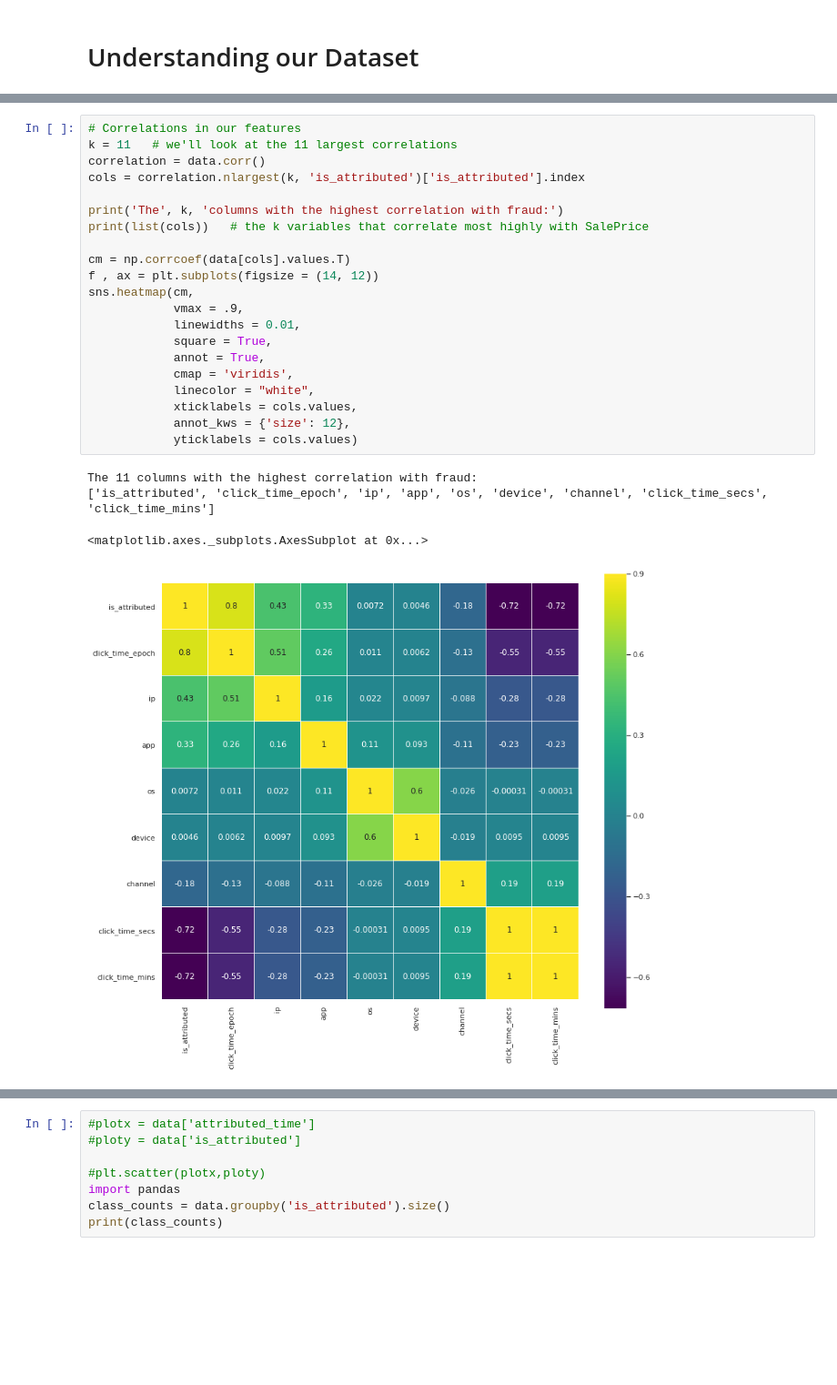
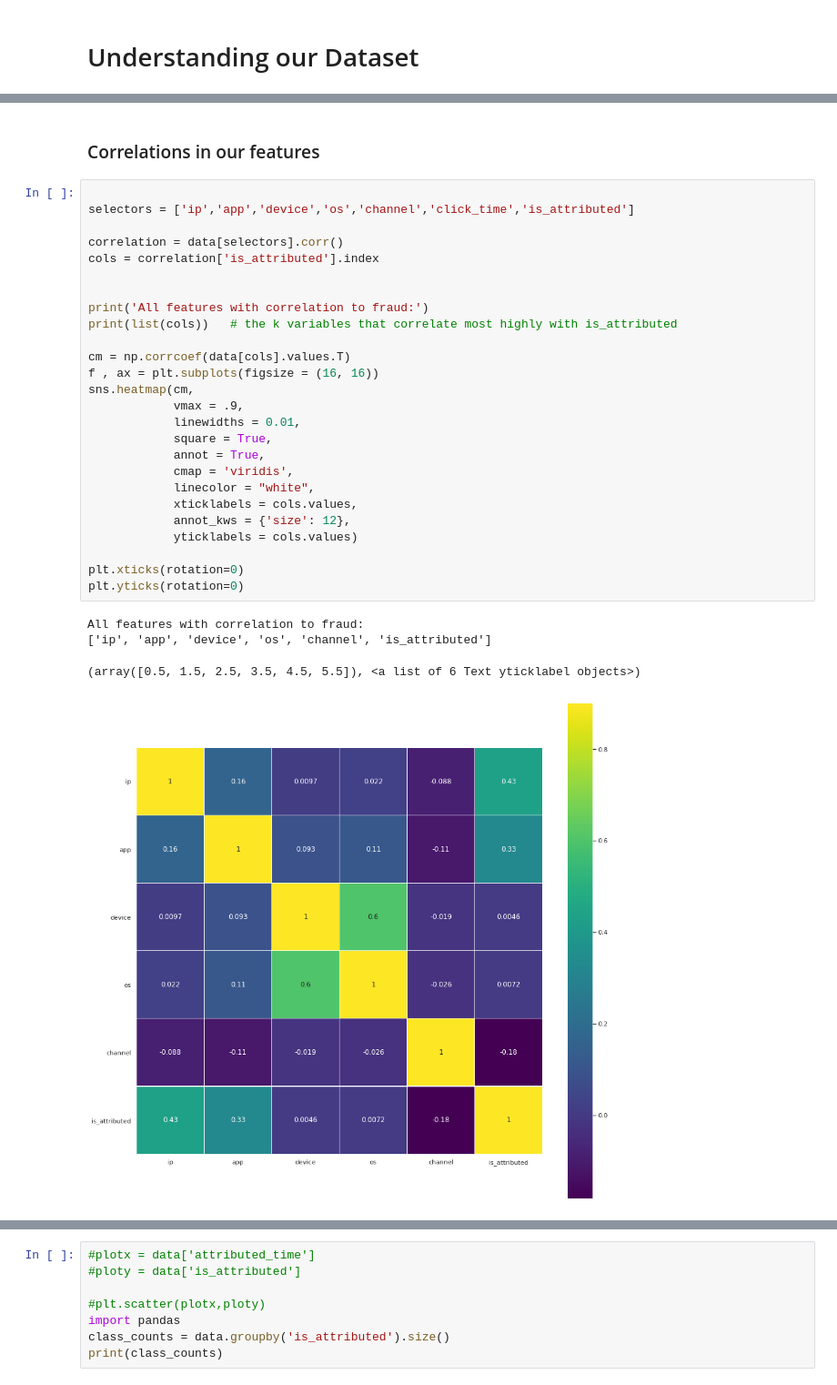
Before and after one commit to catherinelee274/fraud_detection, a Jupyter notebook: main.ipynb, the cells around one changed output, grey strips where cells are left out. Shown at 91% size. Cells and saved outputs as stored; diff of their text form; blank space fills up the shorter version.

```diff
--- a/main.ipynb
+++ b/main.ipynb
@@ -116,26 +107,33 @@ data.head(10)
+# %% [markdown]
+### Correlations in our features
 # %%
-# Correlations in our features
-k = 11   # we'll look at the 11 largest correlations
-correlation = data.corr()
-cols = correlation.nlargest(k, 'is_attributed')['is_attributed'].index
 
-print('The', k, 'columns with the highest correlation with fraud:')
-print(list(cols))   # the k variables that correlate most highly with SalePrice
+selectors = ['ip','app','device','os','channel','click_time','is_attributed']
+
+correlation = data[selectors].corr()
+cols = correlation['is_attributed'].index
+
+
+print('All features with correlation to fraud:')
+print(list(cols))   # the k variables that correlate most highly with is_attributed
 
 cm = np.corrcoef(data[cols].values.T)
-f , ax = plt.subplots(figsize = (14, 12))
+f , ax = plt.subplots(figsize = (16, 16))
 sns.heatmap(cm,
             vmax = .9,
             linewidths = 0.01,
             square = True,
             annot = True,
             cmap = 'viridis',
             linecolor = "white",
             xticklabels = cols.values,
             annot_kws = {'size': 12},
             yticklabels = cols.values)
+
+plt.xticks(rotation=0)
+plt.yticks(rotation=0)
 # %% [output]
-The 11 columns with the highest correlation with fraud:
-['is_attributed', 'click_time_epoch', 'ip', 'app', 'os', 'device', 'channel', 'click_time_secs', 'click_time_mins']
+All features with correlation to fraud:
+['ip', 'app', 'device', 'os', 'channel', 'is_attributed']
-<matplotlib.axes._subplots.AxesSubplot at 0x...>
+(array([0.5, 1.5, 2.5, 3.5, 4.5, 5.5]), <a list of 6 Text yticklabel objects>)
-[figure, old version]
+[figure, new version]
```
Also changed, not shown: parts of 14 cells of this notebook.
